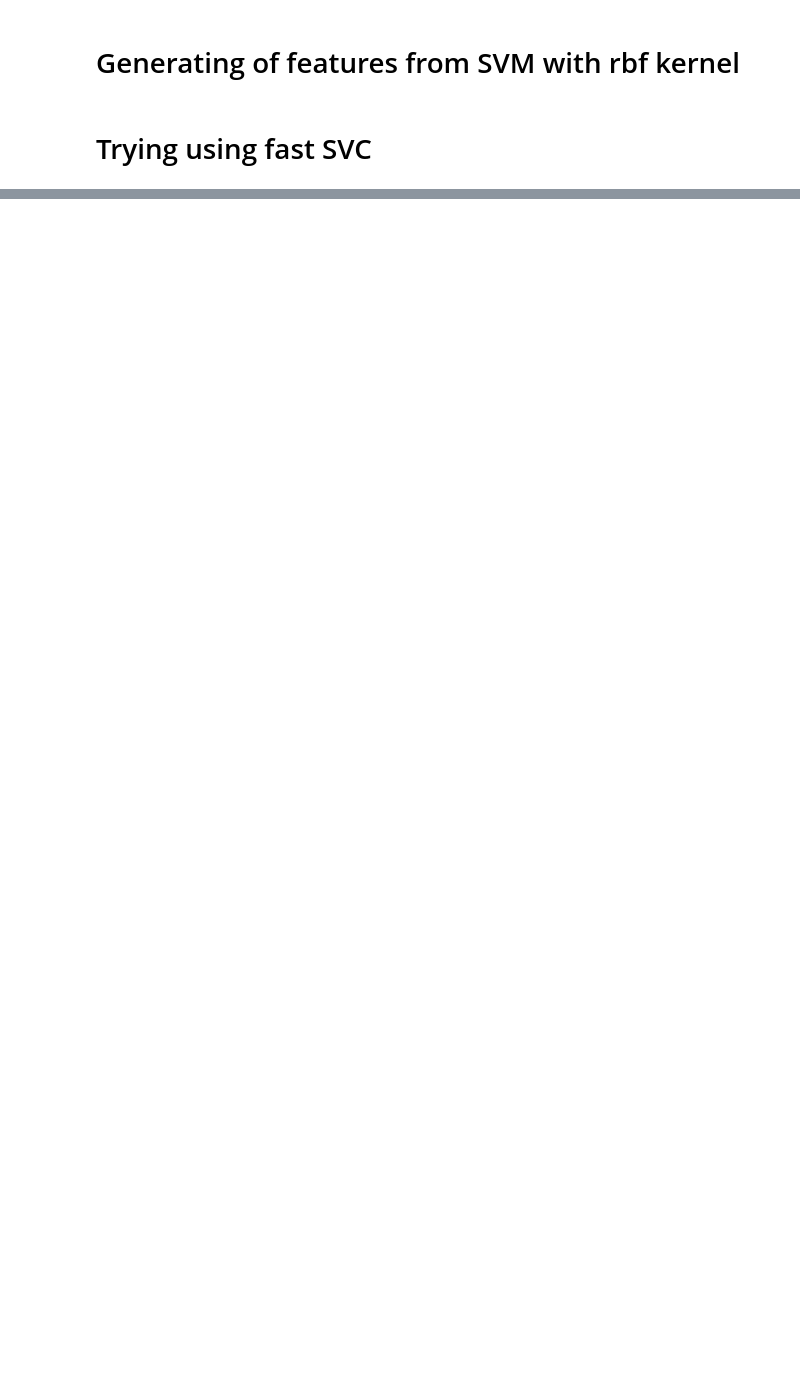
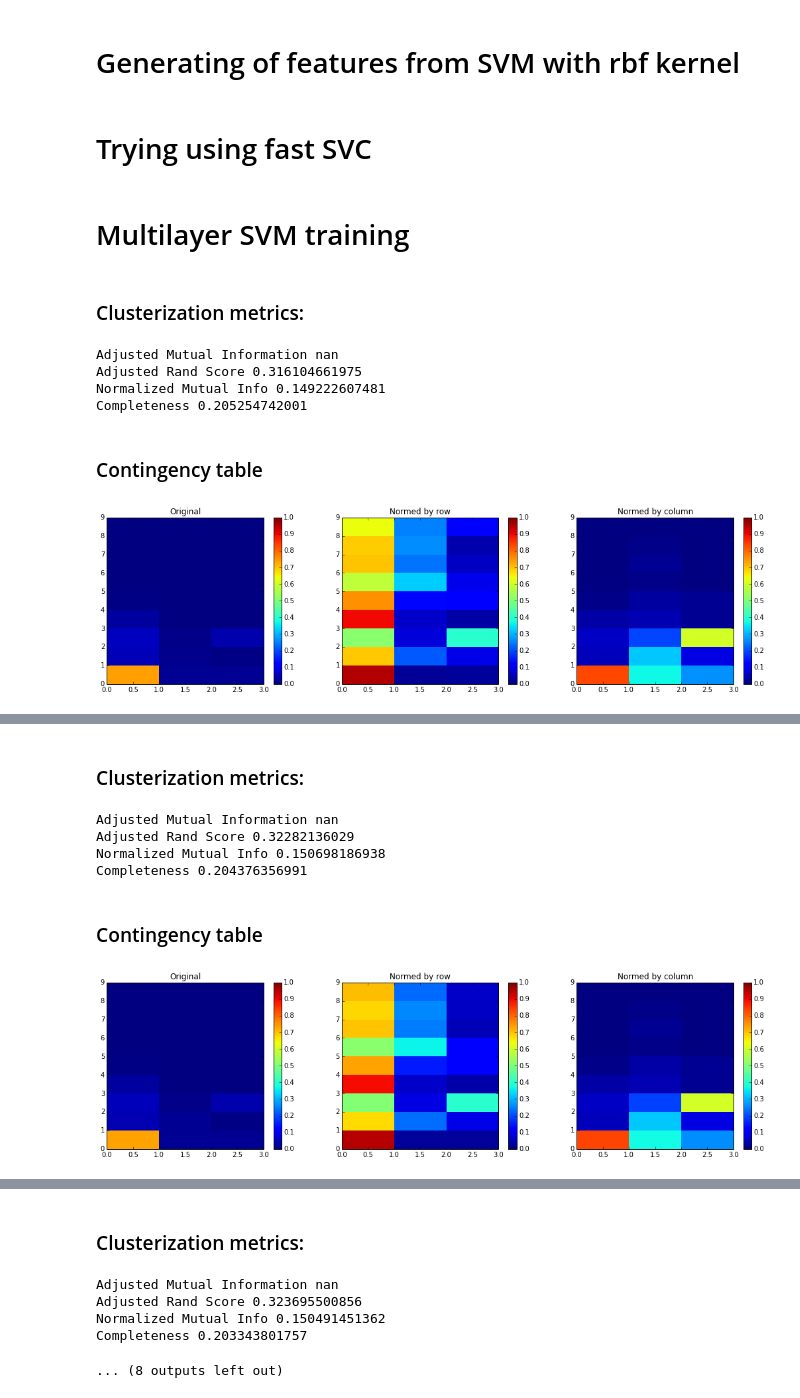
Before and after one commit to anaderi/cms_unsupervised_eval, a Jupyter notebook: Analysis_unsupervised.ipynb, the cells around one changed output, grey strips where cells are left out. Drawn from its saved outputs; the diff is of its cells as text; code cells hidden in the pictures; blank space fills up the shorter version.

```diff
--- a/Analysis_unsupervised.ipynb
+++ b/Analysis_unsupervised.ipynb
@@ -350,16 +343,0 @@ ml_testY = two_testY[ml_mask]
-# %%
-for stage, transform in enumerate(utils.generate_linear_transform(ml_testX, ml_testY, eps=0.01, n_neighbors=100,
-                                                                  iterations=500, max_class_data_on_iteration=100,)):
-    if stage % 100 == 0:
-        # After each 100 stages we rum the clusterization and look on results
-        print_heading('Stage ' + str(stage), 2)
-        # display_html(pandas.DataFrame(transform))
-        ml_testX_new = numpy.dot(ml_testX, transform)
-#         ml_trainX_new = numpy.dot(ml_trainX, transform)
-        clf = fastsvm.FastSVC(max_class_samples=1000)
-        clf.fit(ml_testX_new, ml_testY)
-        y_pred = clf.predict(ml_testX_new)
-#         y_pred = cluster.DBSCAN(leaf_size=30, min_samples=15, eps=1.0).fit_predict(ml_testX_new)
-        y_pred -= numpy.min(y_pred)
-        clusterization_report(ml_testY, y_pred, print_classes=False, print_matrix=False)
-        # clusterization_report(ml_trainX['N_BJ'].values, y_pred)
@@ -431,5 +354,38 @@ for keep in [True, False]:
 
     clf = RandomForestClassifier(n_estimators=30, max_depth=15)
     pred = clf.fit(svc_trainX.values, trainY).predict(svc_testX.values)
-    clusterization_report(testY, pred)
+    clusterization_report(testY, pred, print_classes=False)
     print 'Log likelihood loss:', metrics.log_loss(testY, clf.predict_proba(svc_testX.values))
+# %% [markdown]
+# Multilayer SVM training
+# %%
+def print_report(trainX, trainY, testX, testY):
+    clf = RandomForestClassifier(n_estimators=30, max_depth=15)
+    clf.fit(trainX.values, trainY)
+    pred = clf.predict(testX.values)
+    clusterization_report(testY, pred, print_classes=False)
+    print 'Log likelihood loss:', metrics.log_loss(testY, clf.predict_proba(test_X_iter.values))
+# %%
+layers = 4
+transformers = []
+
+train_X_iter = trainX.copy()
+test_X_iter = testX.copy()
+
+for layer in range(layers):
+    gen = utils.FeatureGenerator(FastSVC(max_class_samples=300))
+    transformers.append(gen)
+    gen.fit(train_X_iter, trainY, trainW)
+
+    train_X_iter = gen.transform(train_X_iter)
+    test_X_iter = gen.transform(test_X_iter)
+
+    print_report(train_X_iter, trainY, test_X_iter, testY)
+# %% [output]
+Clusterization metrics:
+Adjusted Mutual Information nan
+Adjusted Rand Score 0.316104661975
+Normalized Mutual Info 0.149222607481
+Completeness 0.205254742001
+Contingency table
+[figure, added]
@@ -435,0 +393,7 @@ for keep in [True, False]:
+Clusterization metrics:
+Adjusted Mutual Information nan
+Adjusted Rand Score 0.32282136029
+Normalized Mutual Info 0.150698186938
+Completeness 0.204376356991
+Contingency table
+[figure, added]
@@ -435,0 +401,6 @@ for keep in [True, False]:
+Clusterization metrics:
+Adjusted Mutual Information nan
+Adjusted Rand Score 0.323695500856
+Normalized Mutual Info 0.150491451362
+Completeness 0.203343801757
+... (8 outputs left out)
```
Also changed, not shown: parts of 24 cells of this notebook, 2 other files.
